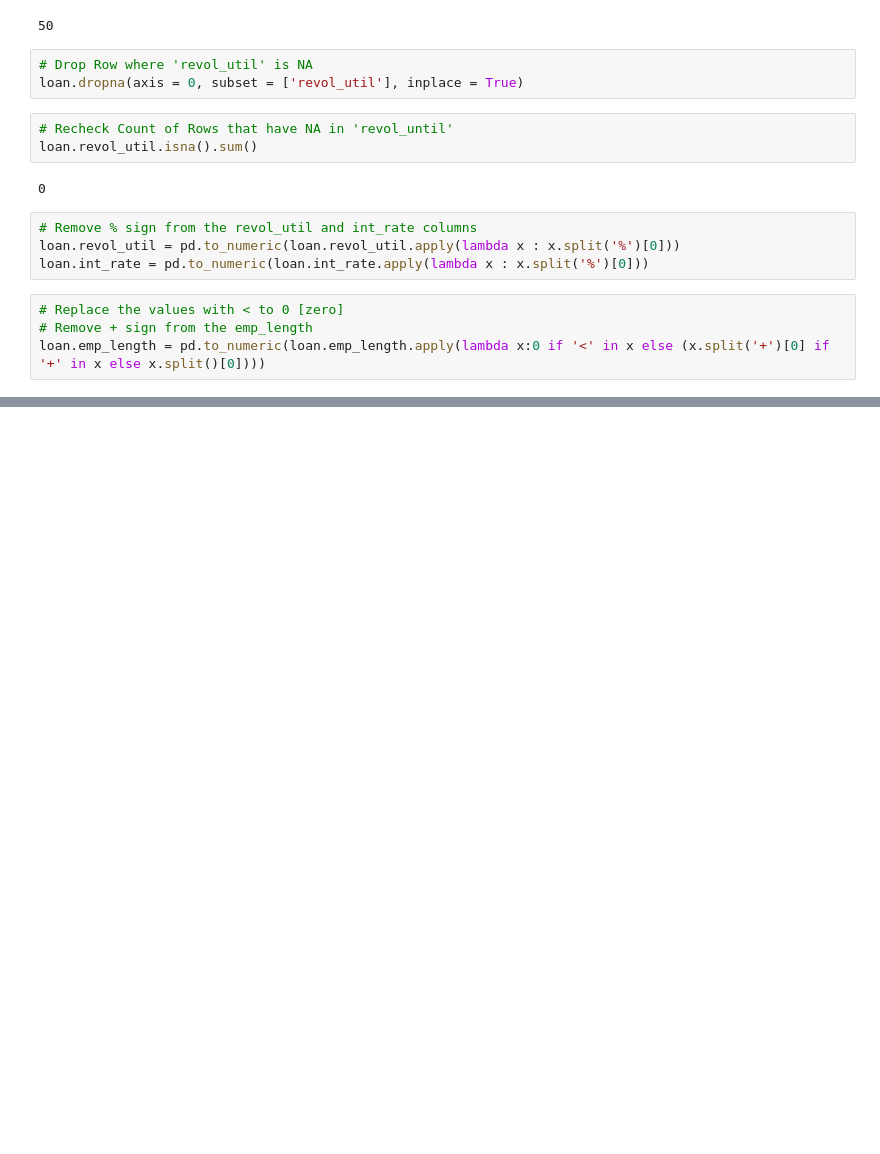
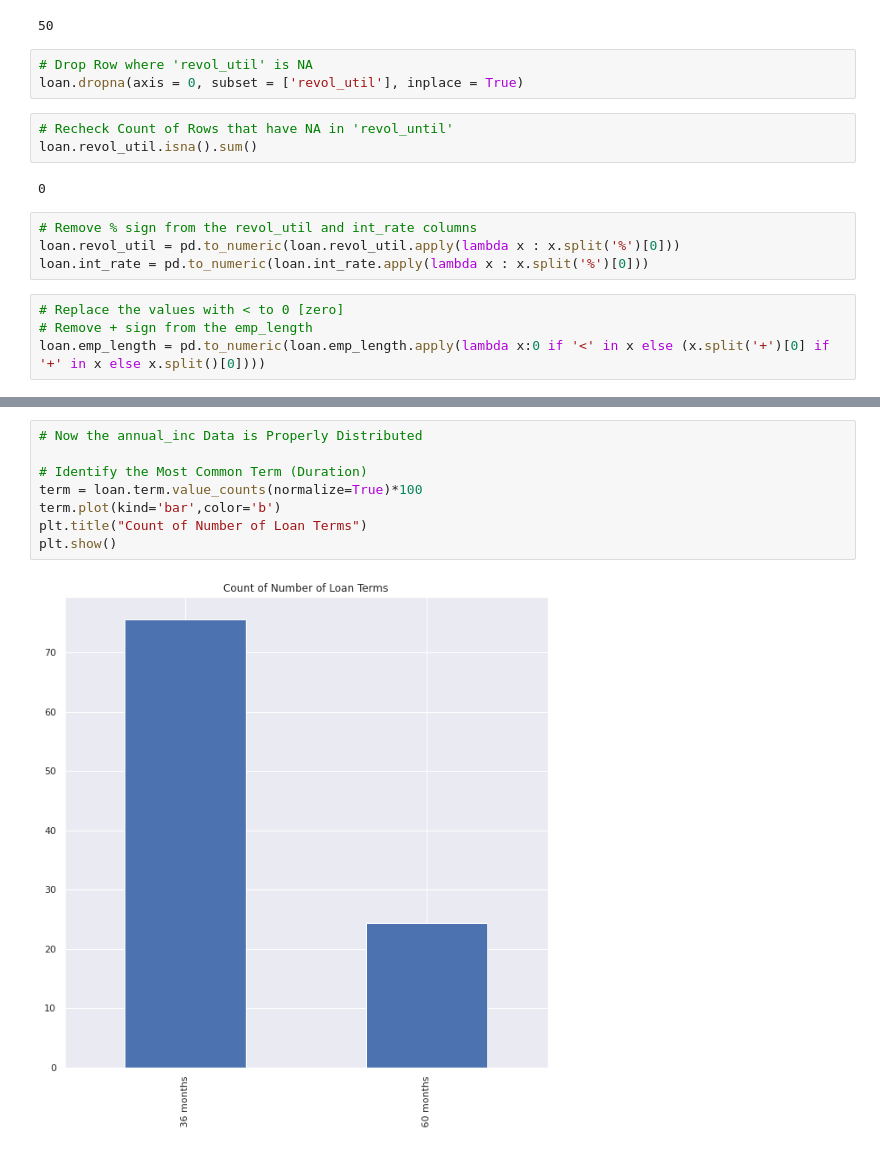
Before and after one commit to taruj/LendingClub_CaseStudy, a Jupyter notebook: LendingClub_CaseStudy.ipynb, the cells around one changed output, grey strips where cells are left out. Drawn from its saved outputs; the diff is of its cells as text; blank space fills up the shorter version.

```diff
--- a/LendingClub_CaseStudy.ipynb
+++ b/LendingClub_CaseStudy.ipynb
@@ -335,0 +368,10 @@ plt.show()
+# %%
+# Now the annual_inc Data is Properly Distributed
+
+# Identify the Most Common Term (Duration)
+term = loan.term.value_counts(normalize=True)*100
+term.plot(kind='bar',color='b')
+plt.title("Count of Number of Loan Terms")
+plt.show()
+# %% [output]
+[figure, added]
```
Also changed, not shown: parts of 17 cells of this notebook.
